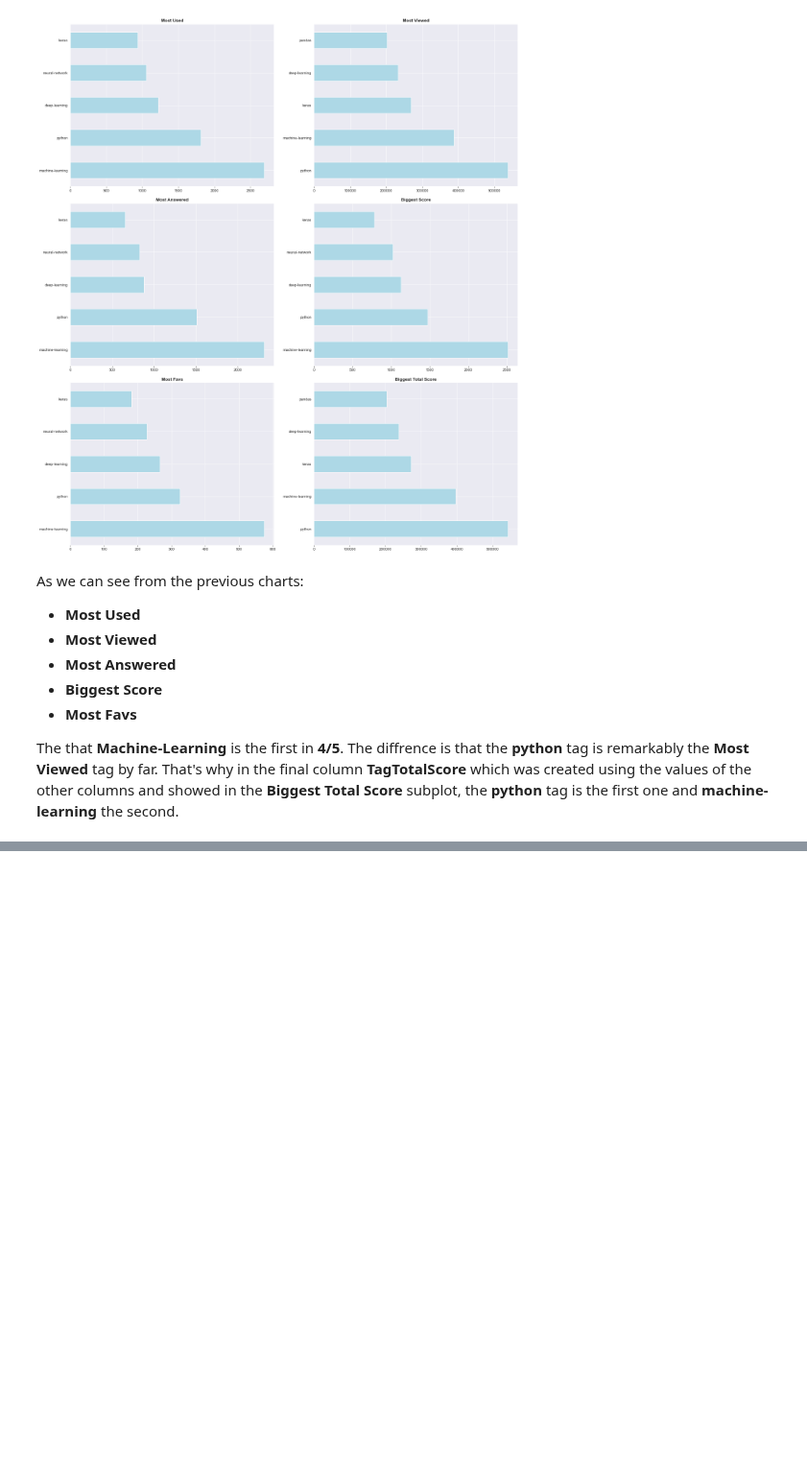
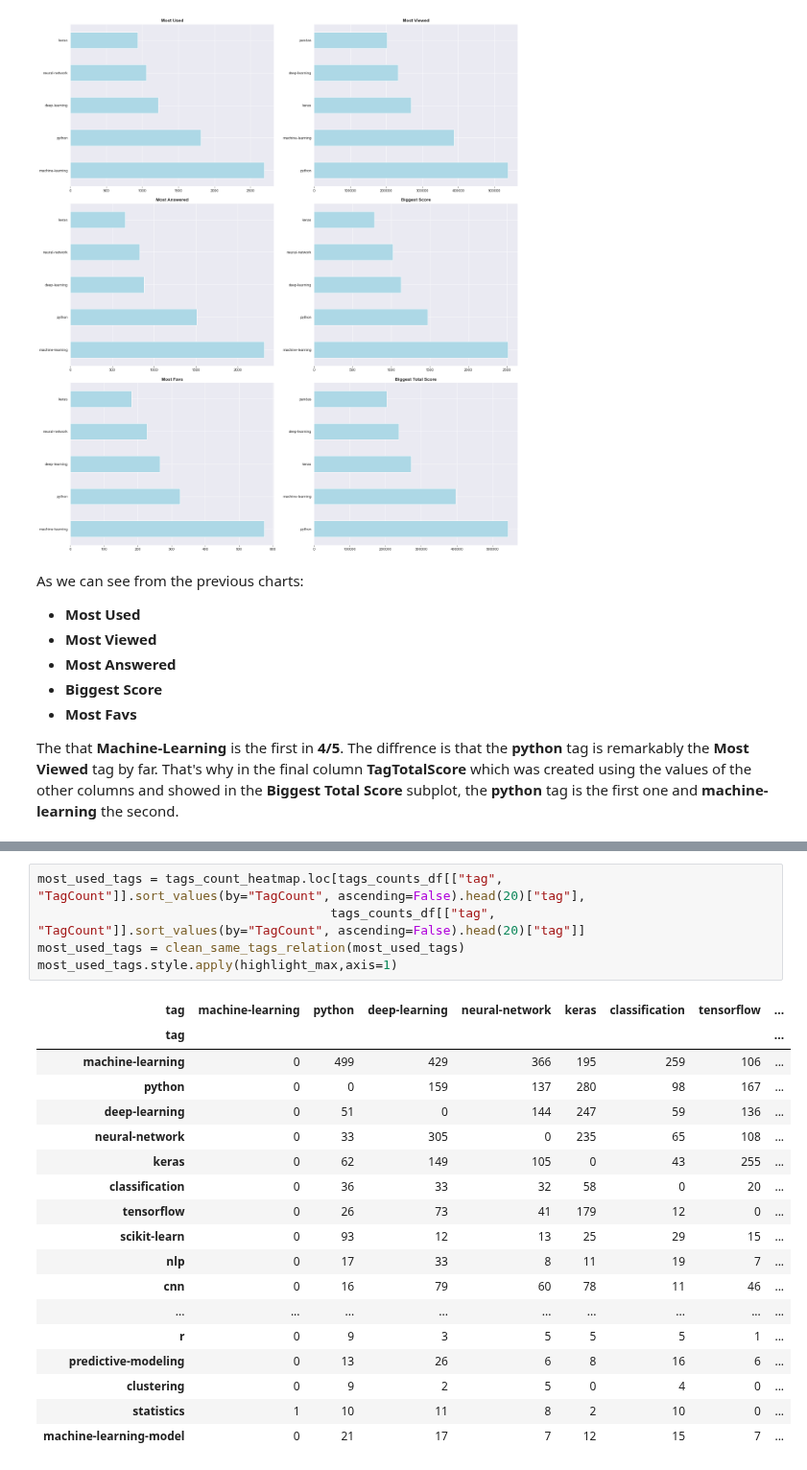
Before and after one commit to raduspaimoc/DataQuest-Projects, a Jupyter notebook: Data Analysis/Popular Data Science Questions/Popular Data Science Questions.ipynb, the cells around one changed output, grey strips where cells are left out. Shown at 96% size. Saved outputs shown, nothing was run; the diff lists cells and outputs as text; blank space fills up the shorter version.

```diff
--- a/Data Analysis/Popular Data Science Questions/Popular Data Science Questions.ipynb
+++ b/Data Analysis/Popular Data Science Questions/Popular Data Science Questions.ipynb
@@ -283,0 +408,24 @@ The that **Machine-Learning** is the first in **4/5**. The diffrence is that the
+# %%
+most_used_tags = tags_count_heatmap.loc[tags_counts_df[["tag", "TagCount"]].sort_values(by="TagCount", ascending=False).head(20)["tag"],
+                                       tags_counts_df[["tag", "TagCount"]].sort_values(by="TagCount", ascending=False).head(20)["tag"]]
+most_used_tags = clean_same_tags_relation(most_used_tags)
+most_used_tags.style.apply(highlight_max,axis=1)
+# %% [output]
+| tag | machine-learning | python | deep-learning | neural-network | keras | classification | tensorflow | ... |
+| tag |  |  |  |  |  |  |  | ... |
+| machine-learning | 0 | 499 | 429 | 366 | 195 | 259 | 106 | ... |
+| python | 0 | 0 | 159 | 137 | 280 | 98 | 167 | ... |
+| deep-learning | 0 | 51 | 0 | 144 | 247 | 59 | 136 | ... |
+| neural-network | 0 | 33 | 305 | 0 | 235 | 65 | 108 | ... |
+| keras | 0 | 62 | 149 | 105 | 0 | 43 | 255 | ... |
+| classification | 0 | 36 | 33 | 32 | 58 | 0 | 20 | ... |
+| tensorflow | 0 | 26 | 73 | 41 | 179 | 12 | 0 | ... |
+| scikit-learn | 0 | 93 | 12 | 13 | 25 | 29 | 15 | ... |
+| nlp | 0 | 17 | 33 | 8 | 11 | 19 | 7 | ... |
+| cnn | 0 | 16 | 79 | 60 | 78 | 11 | 46 | ... |
+| ... | ... | ... | ... | ... | ... | ... | ... | ... |
+| r | 0 | 9 | 3 | 5 | 5 | 5 | 1 | ... |
+| predictive-modeling | 0 | 13 | 26 | 6 | 8 | 16 | 6 | ... |
+| clustering | 0 | 9 | 2 | 5 | 0 | 4 | 0 | ... |
+| statistics | 1 | 10 | 11 | 8 | 2 | 10 | 0 | ... |
+| machine-learning-model | 0 | 21 | 17 | 7 | 12 | 15 | 7 | ... |
```
Also changed, not shown: parts of 13 cells of this notebook.
